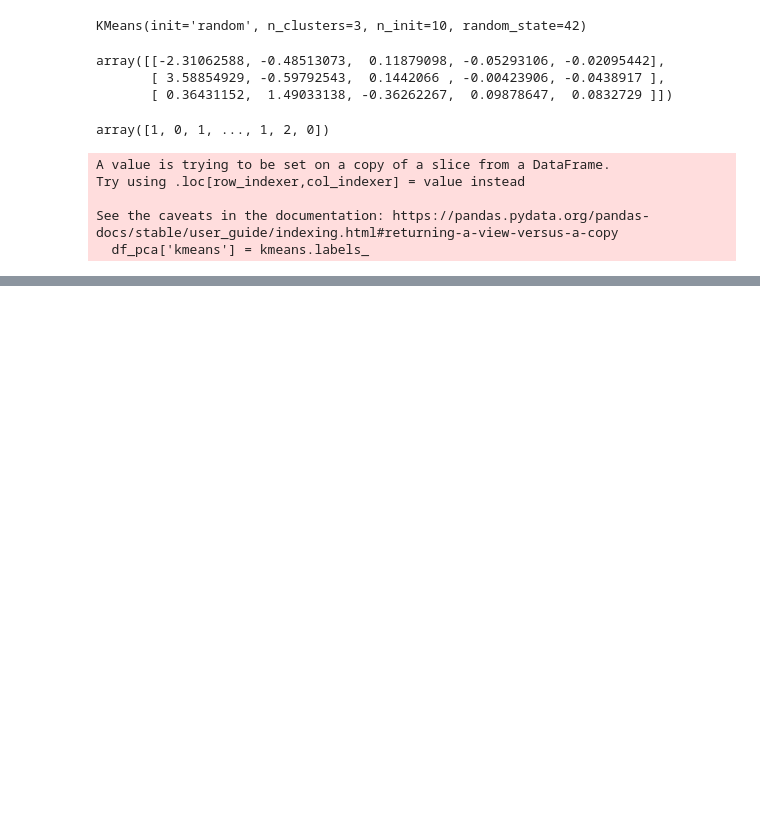
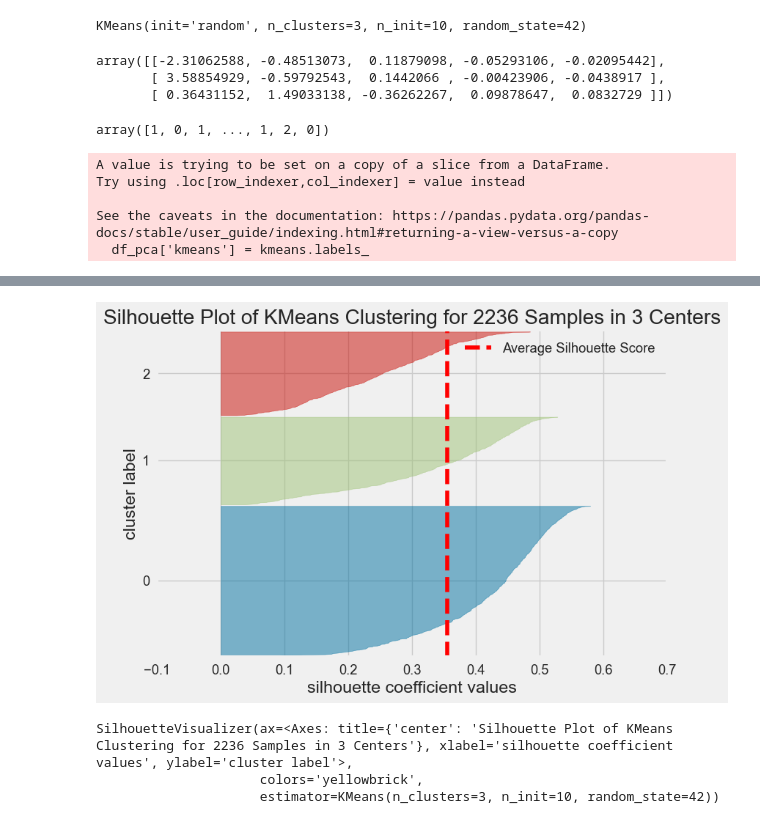
Before and after one commit to SebastianGomez/Final_AprendizajeNoSupervisado-, a Jupyter notebook: trabajo_final.ipynb, the cells around one changed output, grey strips where cells are left out. Drawn from its saved outputs; the diff is of its cells as text; code cells hidden in the pictures; blank space fills up the shorter version.

```diff
--- a/trabajo_final.ipynb
+++ b/trabajo_final.ipynb
@@ -541,0 +575,8 @@ KeyError: 'principal component 1'
+# %%
+#Kmeans con k=3 (el que elegimos)
+silhouette_visualizer(KMeans(3, n_init=10, random_state=42), df_pca, colors='yellowbrick')
+# %% [output]
+[figure, added]
+SilhouetteVisualizer(ax=<Axes: title={'center': 'Silhouette Plot of KMeans Clustering for 2236 Samples in 3 Centers'}, xlabel='silhouette coefficient values', ylabel='cluster label'>,
+                     colors='yellowbrick',
+                     estimator=KMeans(n_clusters=3, n_init=10, random_state=42))
```
Also changed, not shown: parts of 30 cells of this notebook.
